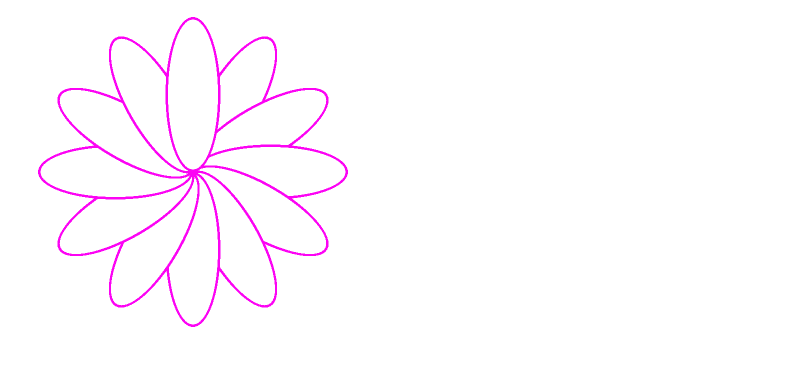
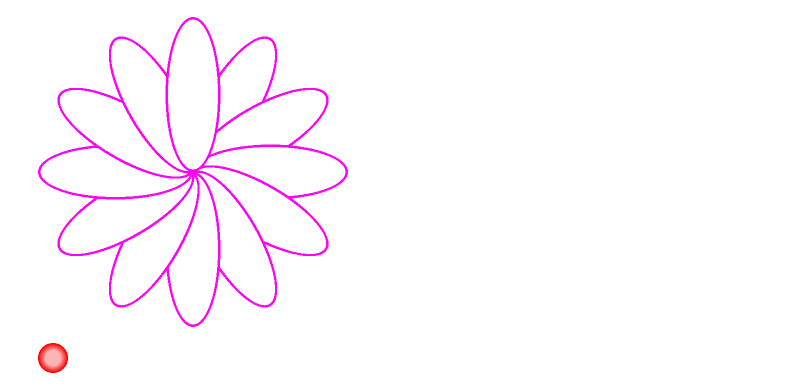
Before and after one commit to SkriptenMk/I_eW_25-29, a Jupyter notebook: files/lektionen_hs25/250915_schlaufen/for_loop.ipynb, the cells around one changed output. Drawn from its saved outputs; the diff is of its cells as text; code cells hidden in the pictures; blank space fills up the shorter version.

```diff
--- a/files/lektionen_hs25/250915_schlaufen/for_loop.ipynb
+++ b/files/lektionen_hs25/250915_schlaufen/for_loop.ipynb
@@ -67,3 +67,24 @@ for i in range(30, 360, 30):
 zeige_grafik(flower_automated)
 # %% [output]
 [figure]
+# %%
+dot_1 = ellipse(30, 30, rgb_farbe(255, 0, 0))
+dot_2 = ellipse(28, 28, rgb_farbe(255, 26, 26))
+dot_3 = ellipse(26, 26, rgb_farbe(255, 51, 51))
+dot_4 = ellipse(24, 24, rgb_farbe(255, 77, 77))
+dot_5 = ellipse(22, 22, rgb_farbe(255, 102, 102))
+dot_6 = ellipse(20, 20, rgb_farbe(255, 128, 128))
+dot_7 = ellipse(18, 18, rgb_farbe(255, 153, 153))
+dot_8 = ellipse(16, 16, rgb_farbe(255, 179, 179))
+# %%
+middle = ueberlagere(dot_8, dot_7)
+middle = ueberlagere(middle, dot_6)
+middle = ueberlagere(middle, dot_5)
+middle = ueberlagere(middle, dot_4)
+middle = ueberlagere(middle, dot_3)
+middle = ueberlagere(middle, dot_2)
+middle = ueberlagere(middle, dot_1)
+
+zeige_grafik(middle)
+# %% [output]
+[figure, added]
```
Also changed, not shown: parts of 2 cells of this notebook.
